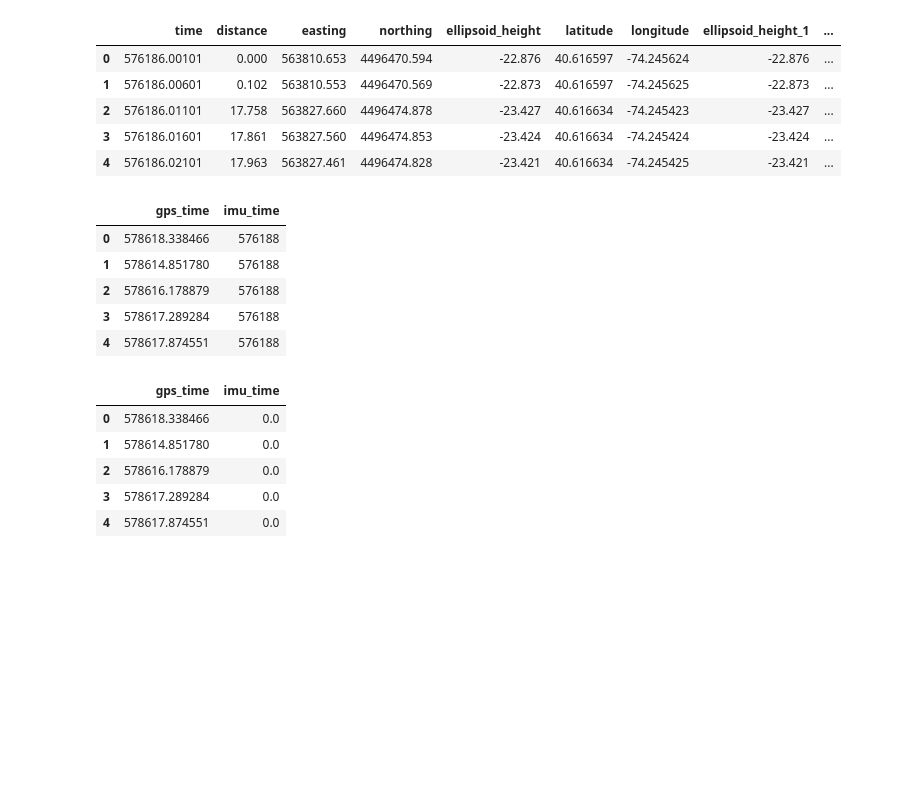
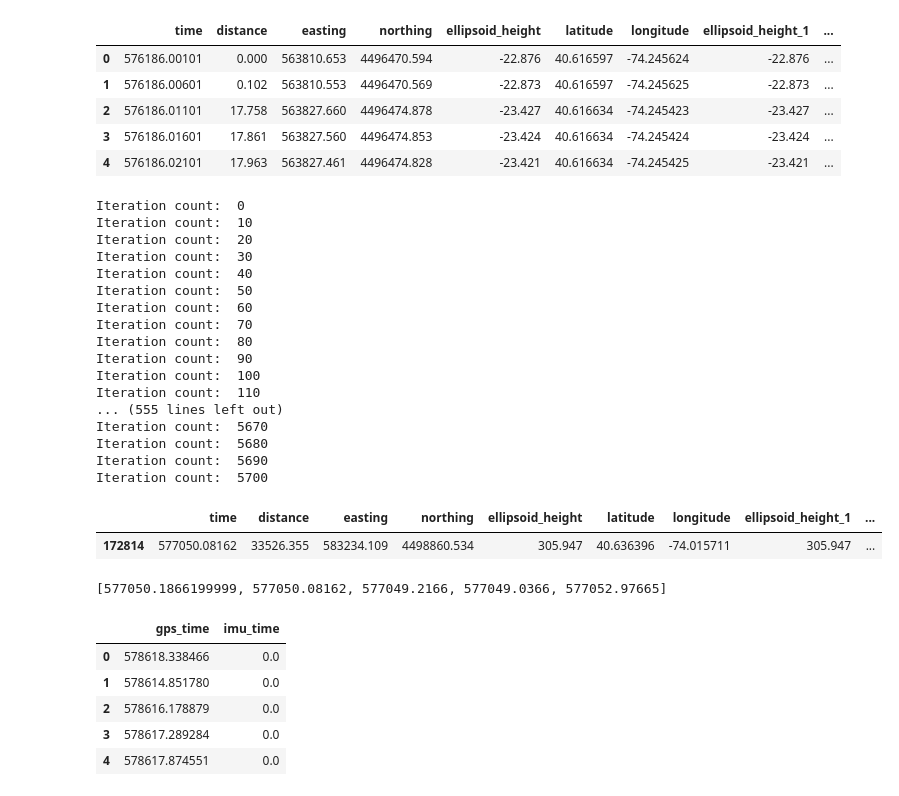
Before and after one commit to mihamerstan/lidar_metrics, a Jupyter notebook: notebooks/IMU_data.ipynb, the cells around one changed output. Drawn from its saved outputs; the diff is of its cells as text; code cells hidden in the pictures; blank space fills up the shorter version.

```diff
--- a/notebooks/IMU_data.ipynb
+++ b/notebooks/IMU_data.ipynb
@@ -34,7 +34,7 @@ imu_df = pd.read_csv("../../Data/imu_data/export_Mission_2.txt",
                      names=columns)
 # %%
 # Import anchor pickle
-anchors = pd.read_pickle("../../Data/pickles/gps_time_164239.pkl")
+anchors = pd.read_pickle("../../Data/pickles/anchors_161726.pkl")
 anchors_df = pd.DataFrame(anchors,columns=['gps_time'])
 # %%
 def slice_imu(imu_df,lidar_df,imu_time_name = 'time',lidar_time_name='gps_time'):
@@ -65,16 +65,29 @@ imu_df.head()
 | 3 | 576186.01601 | 17.861 | 563827.560 | 4496474.853 | -23.424 | 40.616634 | -74.245424 | -23.424 | ... |
 | 4 | 576186.02101 | 17.963 | 563827.461 | 4496474.828 | -23.421 | 40.616634 | -74.245425 | -23.421 | ... |
 # %%
+%time
 a = np.zeros(len(anchors_df))
-for time in imu_slice['time']:
+for i,time in enumerate(imu_slice['time']):
     a = [time if time <= pt else a[i] for i,pt in enumerate(anchors_df['gps_time'])]
-    anchors_df['imu_time'] = a
+    if i%10 == 0:
+        print("Iteration count: ",i)
+
+anchors_df['imu_time'] = a
+# %% [output]
+Iteration count:  0
+Iteration count:  10
+Iteration count:  20
+Iteration count:  30
+Iteration count:  40
+Iteration count:  50
+Iteration count:  60
+Iteration count:  70
+Iteration count:  80
+Iteration count:  90
+Iteration count:  100
+Iteration count:  110
+... (555 lines left out)
+Iteration count:  5670
+Iteration count:  5680
+Iteration count:  5690
+Iteration count:  5700
-# %%
-anchor_df.head()
-# %% [output]
-|  | gps_time | imu_time |
-| 0 | 578618.338466 | 576188 |
-| 1 | 578614.851780 | 576188 |
-| 2 | 578616.178879 | 576188 |
-| 3 | 578617.289284 | 576188 |
-| 4 | 578617.874551 | 576188 |
@@ -83,3 +94,12 @@ anchor_df['imu_time'] = np.zeros(len(anchor_df))
+# %%
+imu_slice[imu_slice['time']==a[1]]
+# %% [output]
+|  | time | distance | easting | northing | ellipsoid_height | latitude | longitude | ellipsoid_height_1 | ... |
+| 172814 | 577050.08162 | 33526.355 | 583234.109 | 4498860.534 | 305.947 | 40.636396 | -74.015711 | 305.947 | ... |
+# %%
+a[:5]
+# %% [output]
+[577050.1866199999, 577050.08162, 577049.2166, 577049.0366, 577052.97665]
 # %%
 anchor_df.head()
 # %% [output]
```
Also changed, not shown: parts of 2 cells of this notebook.
